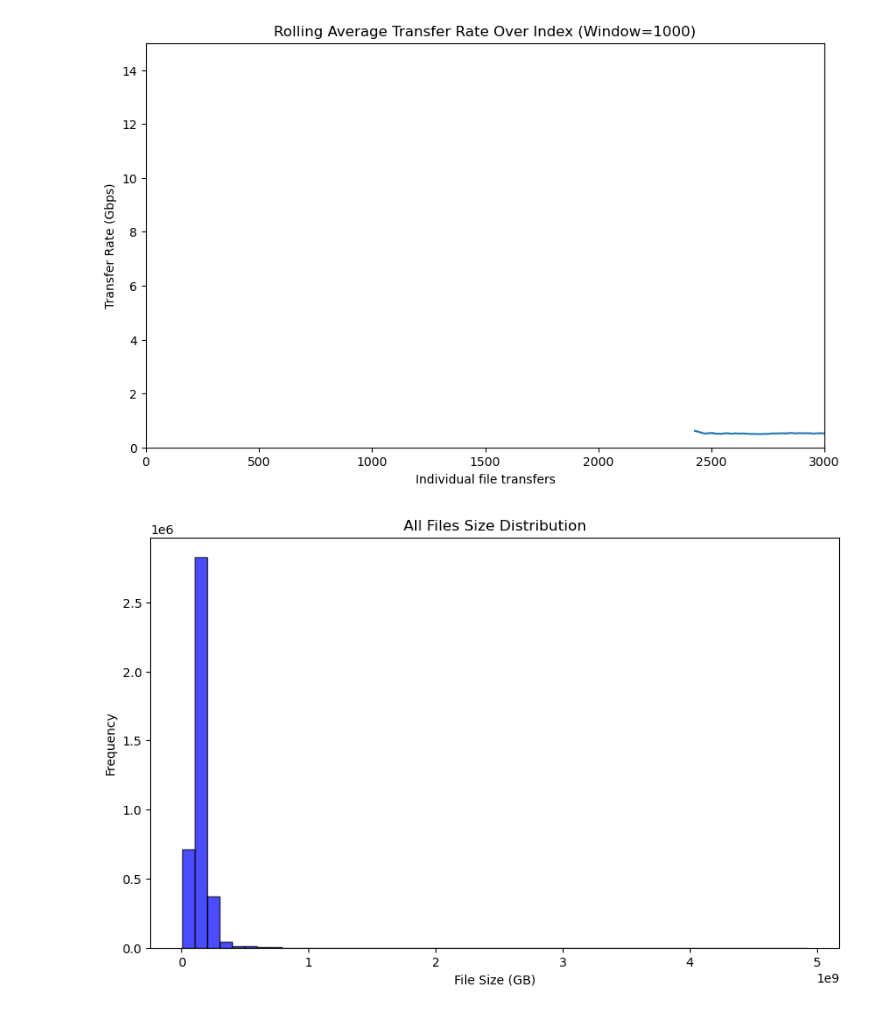
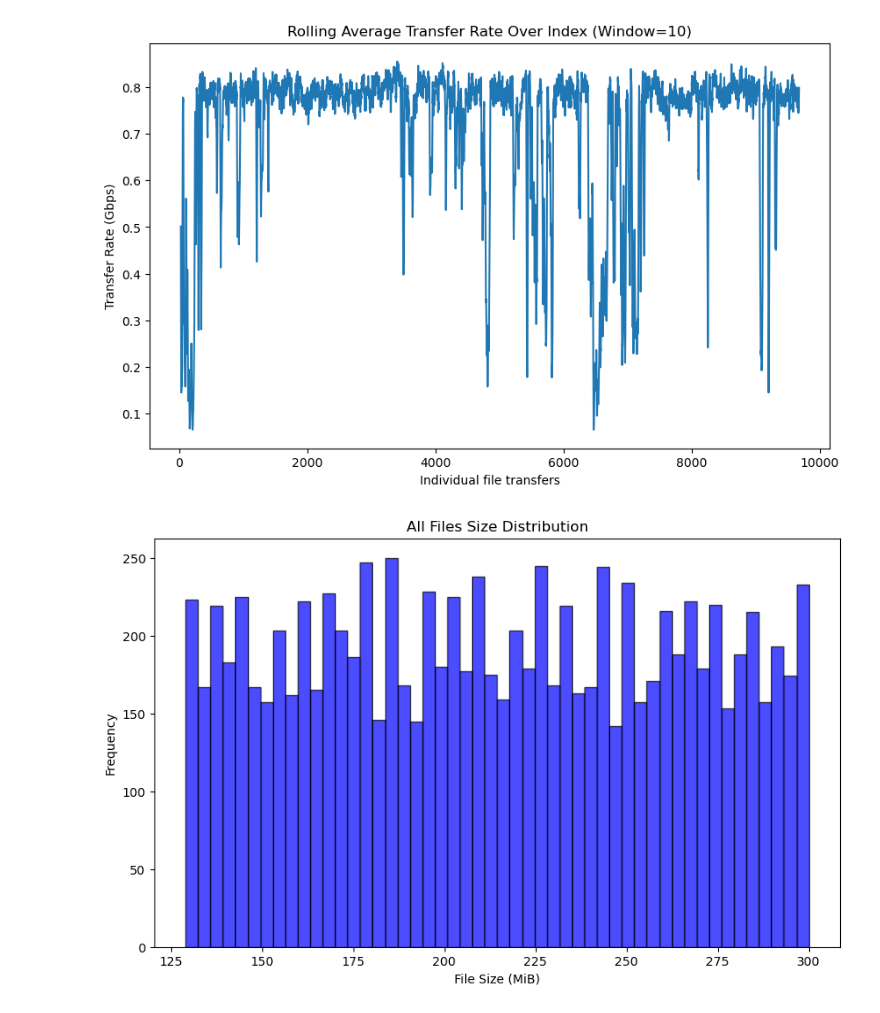
Before and after one commit to lsst-uk/csd3-echo-somerville, a Jupyter notebook: csd3-side/notebooks/transfer_speeds_from_log.ipynb, the cells around one changed output. Saved outputs shown, nothing was run; the diff lists cells and outputs as text; code cells hidden in the pictures.

```diff
--- a/csd3-side/notebooks/transfer_speeds_from_log.ipynb
+++ b/csd3-side/notebooks/transfer_speeds_from_log.ipynb
@@ -8,5 +8,5 @@ ls ~/wide-all/butler_wide_20220930-data-lsst-backup.csv
 # %%
-df = pd.read_csv('~/wide-all/butler_wide_20220930-data-lsst-backup.csv').drop(columns=['LOCAL_FOLDER', 'BUCKET_NAME', 'DESTINATION_KEY', 'CHECKSUM'])
+df = pd.read_csv('~/somerville-ral-dummy-test/data-dummy_data-lsst-backup.csv').drop(columns=['LOCAL_FOLDER', 'BUCKET_NAME', 'DESTINATION_KEY', 'CHECKSUM'])
 df
 # %% [output]
 |  | LOCAL_PATH | FILE_SIZE | ZIP_CONTENTS | FILES_PER_ZIP | UPLOAD_TIME | UPLOAD_START | UPLOAD_END |
@@ -294,30 +293,30 @@ plt.show()
 # %%
 # Calculate the rolling average of the transfer rate over a window of 100
-rolling_avg = df[df['TYPE'] == 'file']['TRANSFER_RATE'].rolling(window=100).mean()
+rolling_avg = df[df['TYPE'] == 'file']['TRANSFER_RATE'].rolling(window=10).mean()
 
 # Plotting the rolling average transfer rate over the index
 plt.figure(figsize=(10, 6))
 plt.plot(rolling_avg)
-plt.title('Rolling Average Transfer Rate Over Index (Window=1000)')
-plt.xlim(0,3000)
-plt.ylim(0, 15)
+plt.title('Rolling Average Transfer Rate Over Index (Window=10)')
+# plt.xlim(0,3000)
+# plt.ylim(0, 15)
 plt.xlabel('Individual file transfers')
 plt.ylabel('Transfer Rate (Gbps)')
 plt.show()
 # %% [output]
-[figure, old version]
+[figure, new version]
 # %%
 plt.figure(figsize=(10, 6))
-plt.hist(df['FILE_SIZE'], bins=50, color='blue', alpha=0.7, edgecolor='black')
+plt.hist(df['FILE_SIZE']/1024**2, bins=50, color='blue', alpha=0.7, edgecolor='black')
 plt.title('All Files Size Distribution')
-plt.xlabel('File Size (GB)')
+plt.xlabel('File Size (MiB)')
 plt.ylabel('Frequency')
 # plt.xlim(0, 10)
 # plt.ylim(0, 200)
 # plt.grid(axis='y', linestyle='--', alpha=0.7)
 plt.show()
 # %% [output]
-[figure, old version]
+[figure, new version]
 # %%
 plt.figure(figsize=(10, 6))
 plt.hist(df['TRANSFER_RATE'], bins=50, color='blue', alpha=0.7, edgecolor='black')
```
Also changed, not shown: parts of 34 cells of this notebook, 2 other files.
